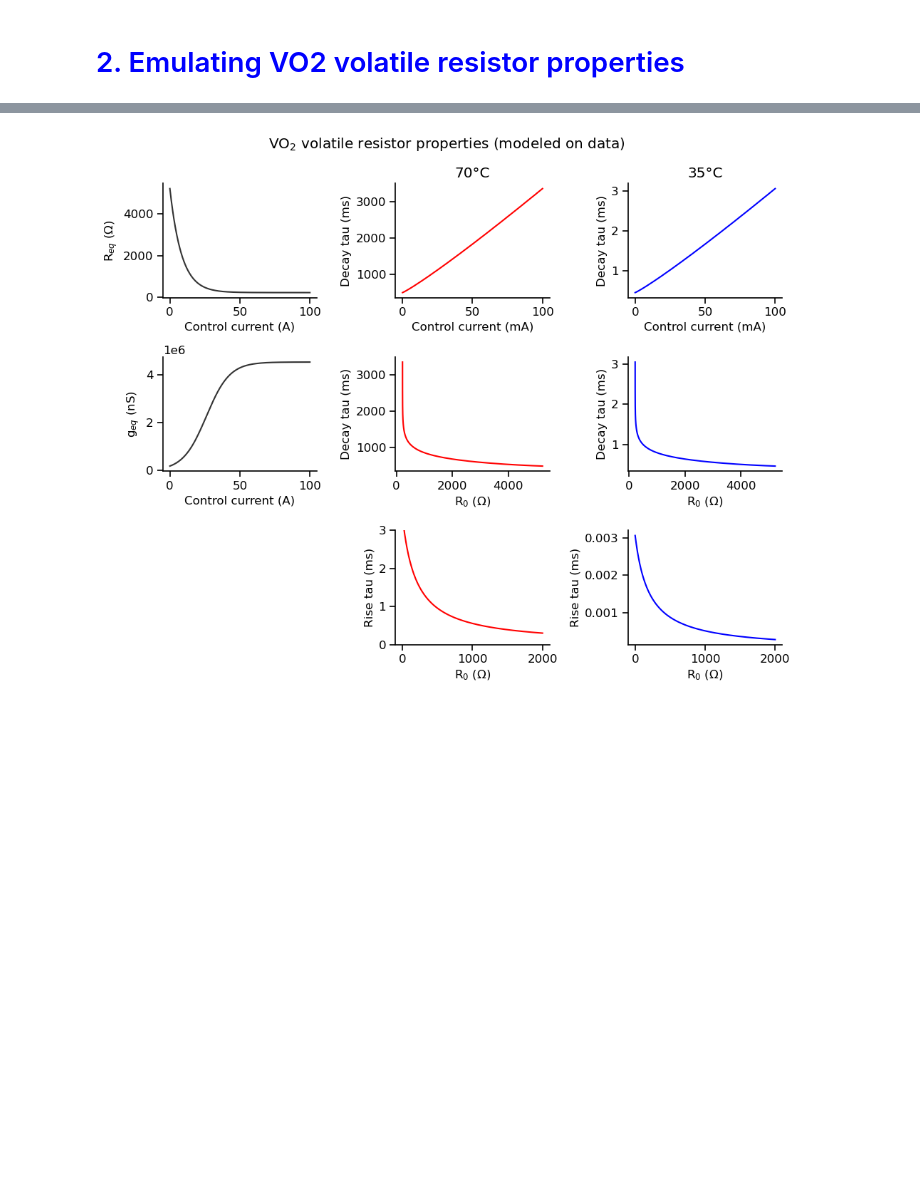
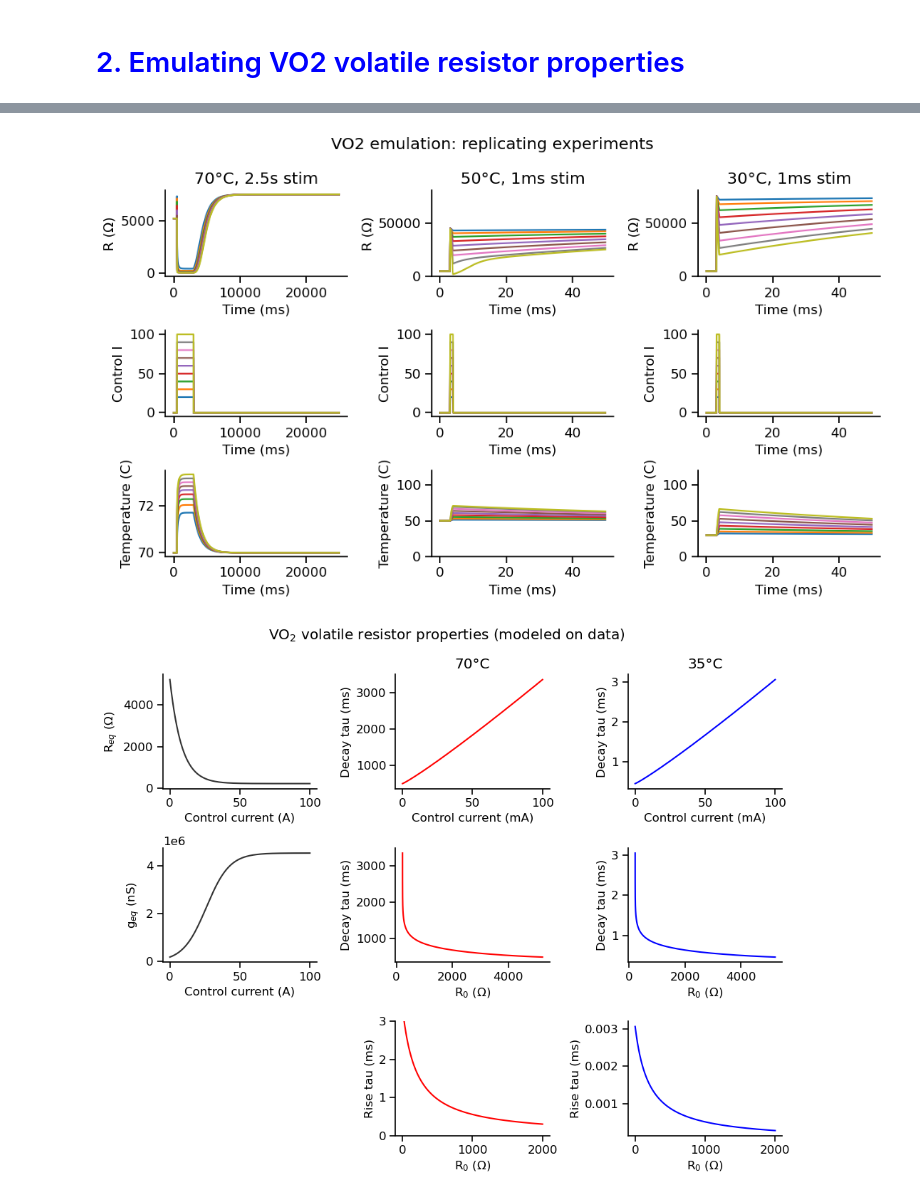
Before and after one commit to argalloni/Neuromorphic_simulations, a Jupyter notebook: Neuromorphic_NMDA.ipynb, the cells around one changed output, grey strips where cells are left out. Drawn from its saved outputs; the diff is of its cells as text; code cells hidden in the pictures; blank space fills up the shorter version.

```diff
--- a/Neuromorphic_NMDA.ipynb
+++ b/Neuromorphic_NMDA.ipynb
@@ -260,3 +370,96 @@ resulting in strongly sub-linear summation of the individual potentials
+# %%
+# Plot test pulses: replicating experiments
+
+# baselineI = g_volatile.compute_controlI(20)
+# print(f"Pulse control V = {pulseI}")
+# print(f"Baseline control V (to set the decay tau) = {baselineI}")
+# print(f"Tau = {round(g_volatile.tau(baselineI))} ms")
+
+def VO2_test_pulse(dt, T, stim_time, temperature):
+    '''
+    Simulate a test pulse of a VO2 volatile resistor
+    :param dt: time step (ms)
+    :param T: simulation time (ms)
+    '''
+
+    time = np.arange(0., T, dt)
+
+    R_hist_ls = []
+    controlI_hist_ls = []
+    temp_hist_ls = []
+    for pulseI in np.arange(20,110,10):
+        g_volatile = Volatile_Resistor(dt, temperature=temperature)
+        for t in time:
+            if t>stim_time[0] and t<stim_time[1]:
+                g_volatile.controlI = pulseI
+            else:
+                g_volatile.controlI = 0
+            g_volatile.time_step()
+        R_hist_ls.append(g_volatile.R_history)
+        controlI_hist_ls.append(g_volatile.controlI_history[1:])
+        temp_hist_ls.append(g_volatile.temp_history[1:])
+
+    R_hist = np.array(R_hist_ls).T
+    controlI_hist = np.array(controlI_hist_ls).T
+    temp_hist = np.array(temp_hist_ls).T
+    return time, R_hist, controlI_hist, temp_hist
+
+fig,ax = plt.subplots(3,3,figsize=[10,6])
+
+time, R_hist, controlI_hist, temp_hist = VO2_test_pulse(dt=1,T=25000, stim_time=(500,3000), temperature=70)
+ax[0,0].plot(time, R_hist)
+ax[0,0].set_xlabel('Time (ms)')
+ax[0,0].set_ylabel('R (Ω)')
+ax[0,0].set_title('70°C, 2.5s stim')
+# ax[0,0].set_ylim([0,60000])
+
+ax[1,0].plot(time, controlI_hist)
+ax[1,0].set_xlabel('Time (ms)')
+ax[1,0].set_ylabel('Control I')
+
+ax[2,0].plot(time, temp_hist)
+ax[2,0].set_xlabel('Time (ms)')
+ax[2,0].set_ylabel('Temperature (C)')
+# ax[2,0].set_ylim([0,120])
+
+time, R_hist, controlI_hist, temp_hist = VO2_test_pulse(dt=0.1,T=50, stim_time=(3,4), temperature=50)
+ax[0,1].plot(time, R_hist)
+ax[0,1].set_xlabel('Time (ms)')
+ax[0,1].set_ylabel('R (Ω)')
+ax[0,1].set_title('50°C, 1ms stim')
+ax[0,1].set_ylim([0,80000])
+
+ax[1,1].plot(time, controlI_hist)
+ax[1,1].set_xlabel('Time (ms)')
+ax[1,1].set_ylabel('Control I')
+
+ax[2,1].plot(time, temp_hist)
+ax[2,1].set_xlabel('Time (ms)')
+ax[2,1].set_ylabel('Temperature (C)')
+ax[2,1].set_ylim([0,120])
+
+time, R_hist, controlI_hist, temp_hist = VO2_test_pulse(dt=0.1,T=50, stim_time=(3,4), temperature=30)
+ax[0,2].plot(time, R_hist)
+ax[0,2].set_xlabel('Time (ms)')
+ax[0,2].set_ylabel('R (Ω)')
+ax[0,2].set_title('30°C, 1ms stim')
+ax[0,2].set_ylim([0,80000])
+
+ax[1,2].plot(time, controlI_hist)
+ax[1,2].set_xlabel('Time (ms)')
+ax[1,2].set_ylabel('Control I')
+
+ax[2,2].plot(time, temp_hist)
+ax[2,2].set_xlabel('Time (ms)')
+ax[2,2].set_ylabel('Temperature (C)')
+ax[2,2].set_ylim([0,120])
+
+plt.suptitle('VO2 emulation: replicating experiments')
+
+plt.tight_layout()
+plt.show()
+# %% [output]
+[figure, added]
 # %%
 # Define material properties of VO2 volatile resistors
 
```
Also changed, not shown: parts of 3 cells of this notebook.
